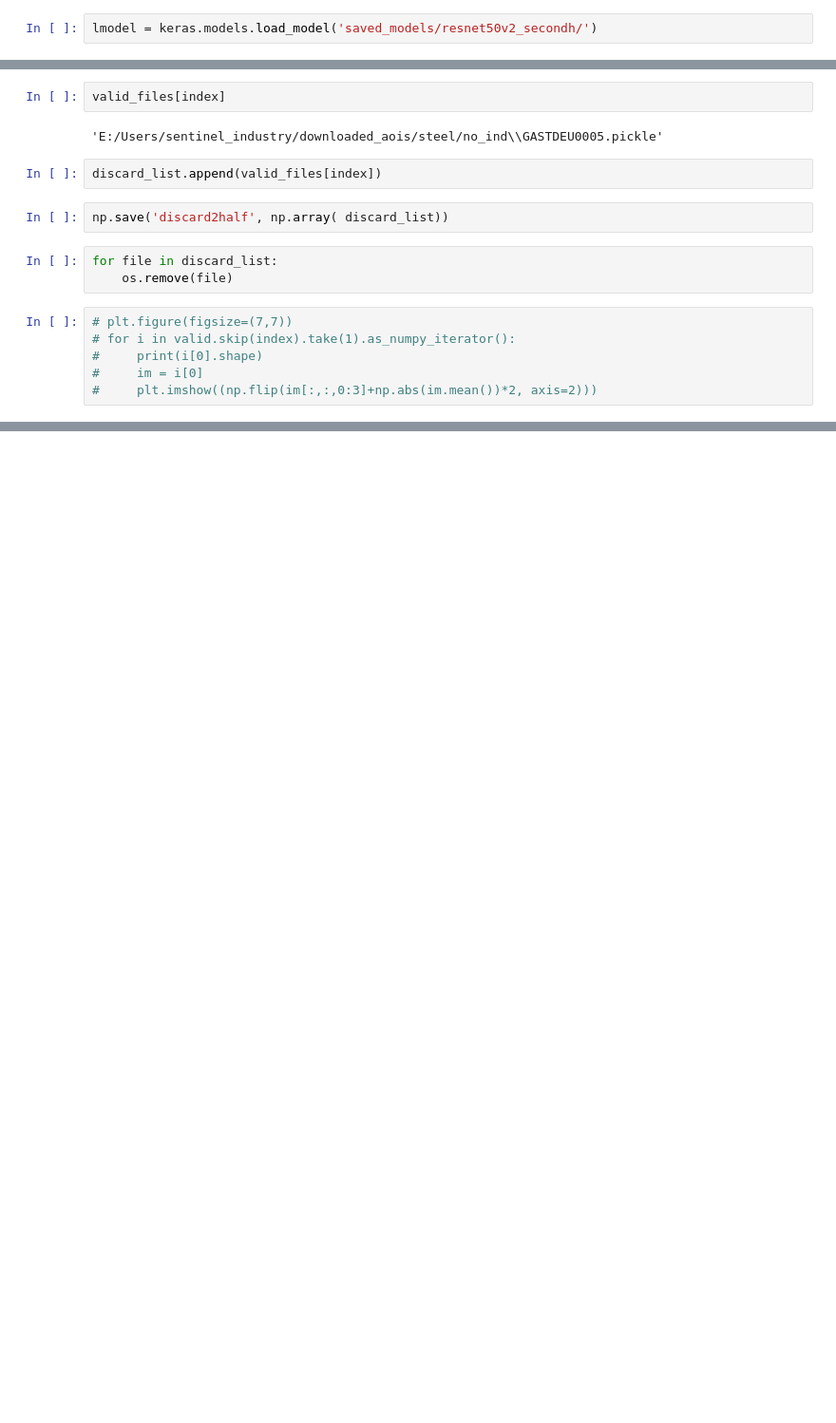
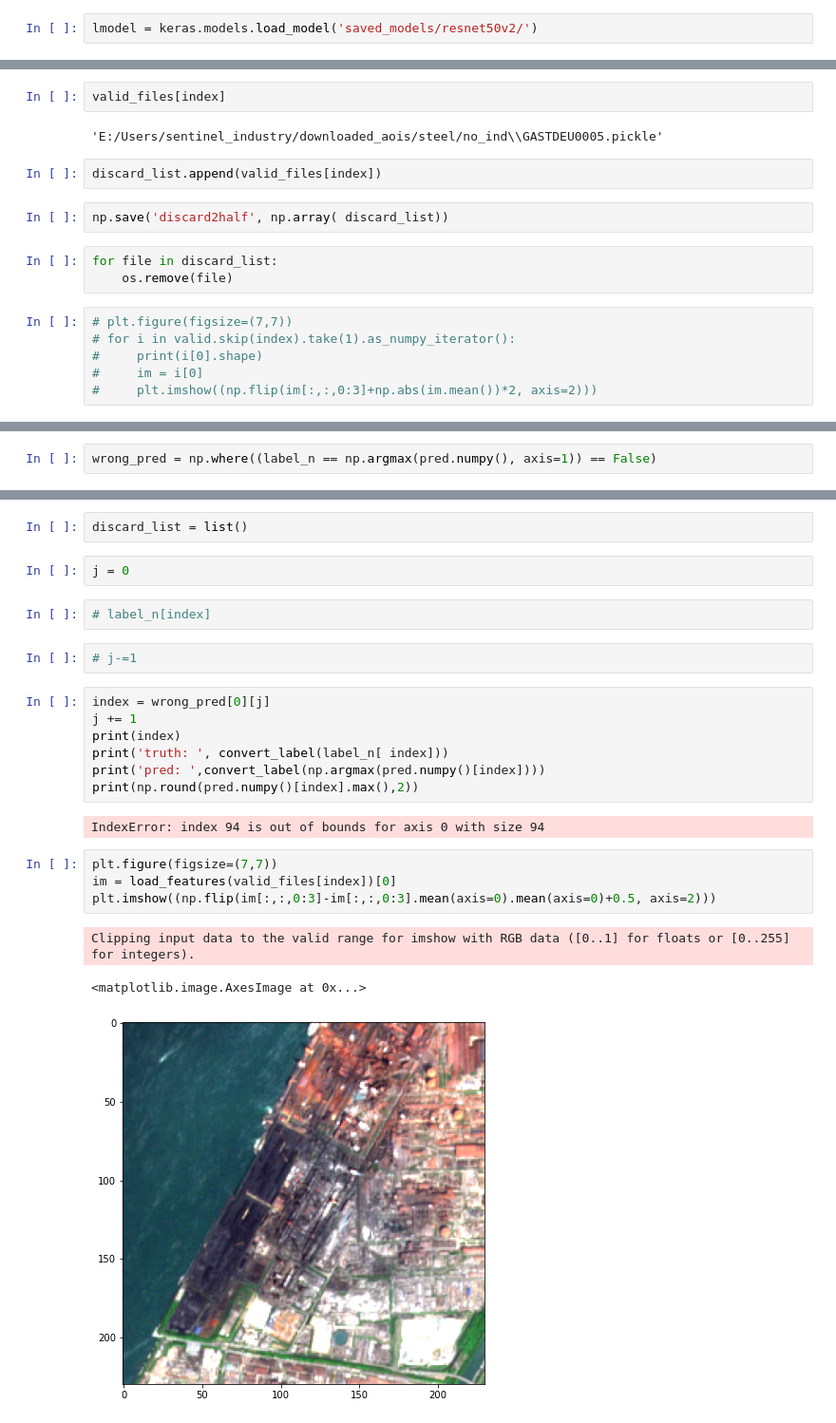
Before and after one commit to ManshaP/sentinel_industry, a Jupyter notebook: filter_misclassified_cleanlab.ipynb, the cells around one changed output, grey strips where cells are left out. Shown: that part at 95% size. Cells and saved outputs as stored; diff of their text form; blank space fills up the shorter version.

```diff
--- a/filter_misclassified_cleanlab.ipynb
+++ b/filter_misclassified_cleanlab.ipynb
@@ -105,5 +116,5 @@ valid_files = pkl_files[0:train_size]
 # %%
-lmodel = keras.models.load_model('saved_models/resnet50v2_secondh/')
+lmodel = keras.models.load_model('saved_models/resnet50v2/')
 # %%
 y = valid.map(lambda x, y: y)
 # %%
@@ -205,0 +221,2 @@ for file in discard_list:
+# %%
+wrong_pred = np.where((label_n == np.argmax(pred.numpy(), axis=1)) == False)
@@ -205,0 +227,25 @@ for file in discard_list:
+# %%
+discard_list = list()
+# %%
+j = 0
+# %%
+# label_n[index]
+# %%
+# j-=1
+# %%
+index = wrong_pred[0][j]
+j += 1
+print(index)
+print('truth: ', convert_label(label_n[ index]))
+print('pred: ',convert_label(np.argmax(pred.numpy()[index])))
+print(np.round(pred.numpy()[index].max(),2))
+# %% [output]
+IndexError: index 94 is out of bounds for axis 0 with size 94
+# %%
+plt.figure(figsize=(7,7))
+im = load_features(valid_files[index])[0]
+plt.imshow((np.flip(im[:,:,0:3]-im[:,:,0:3].mean(axis=0).mean(axis=0)+0.5, axis=2)))
+# %% [output]
+Clipping input data to the valid range for imshow with RGB data ([0..1] for floats or [0..255] for integers).
+<matplotlib.image.AxesImage at 0x...>
+[figure, added]
```
Also changed, not shown: parts of 16 cells of this notebook, 6 other files.
